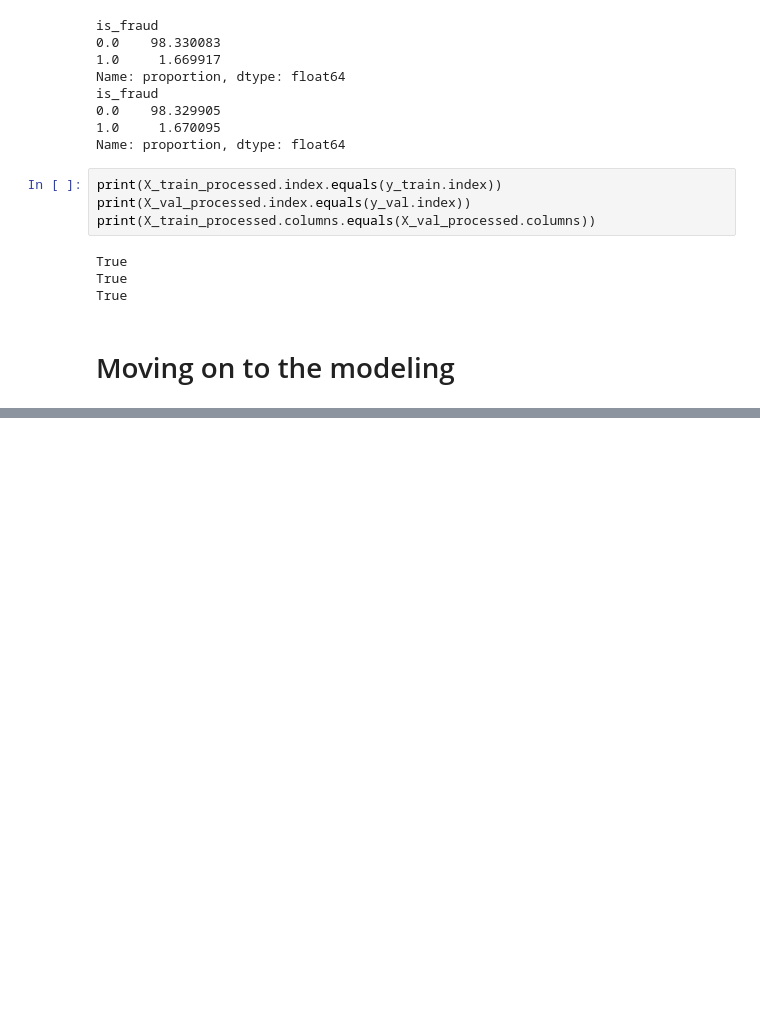
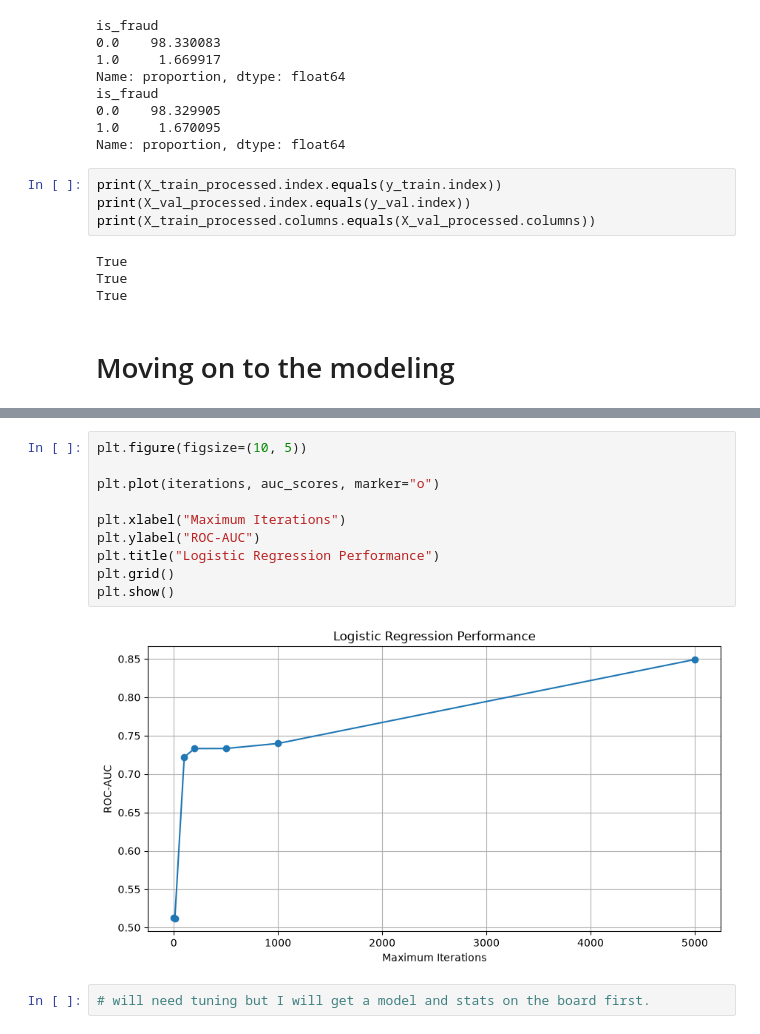
Before and after one commit to DGT-INT/credit_card_approvals_study, a Jupyter notebook: code/preprocessing.ipynb, the cells around one changed output, grey strips where cells are left out. Drawn from its saved outputs; the diff is of its cells as text; blank space fills up the shorter version.

```diff
--- a/code/preprocessing.ipynb
+++ b/code/preprocessing.ipynb
@@ -247,0 +310,14 @@ model.fit(X_)
+# %%
+plt.figure(figsize=(10, 5))
+
+plt.plot(iterations, auc_scores, marker="o")
+
+plt.xlabel("Maximum Iterations")
+plt.ylabel("ROC-AUC")
+plt.title("Logistic Regression Performance")
+plt.grid()
+plt.show()
+# %% [output]
+[figure, added]
+# %%
+# will need tuning but I will get a model and stats on the board first.
```
Also changed, not shown: parts of 4 cells of this notebook.
